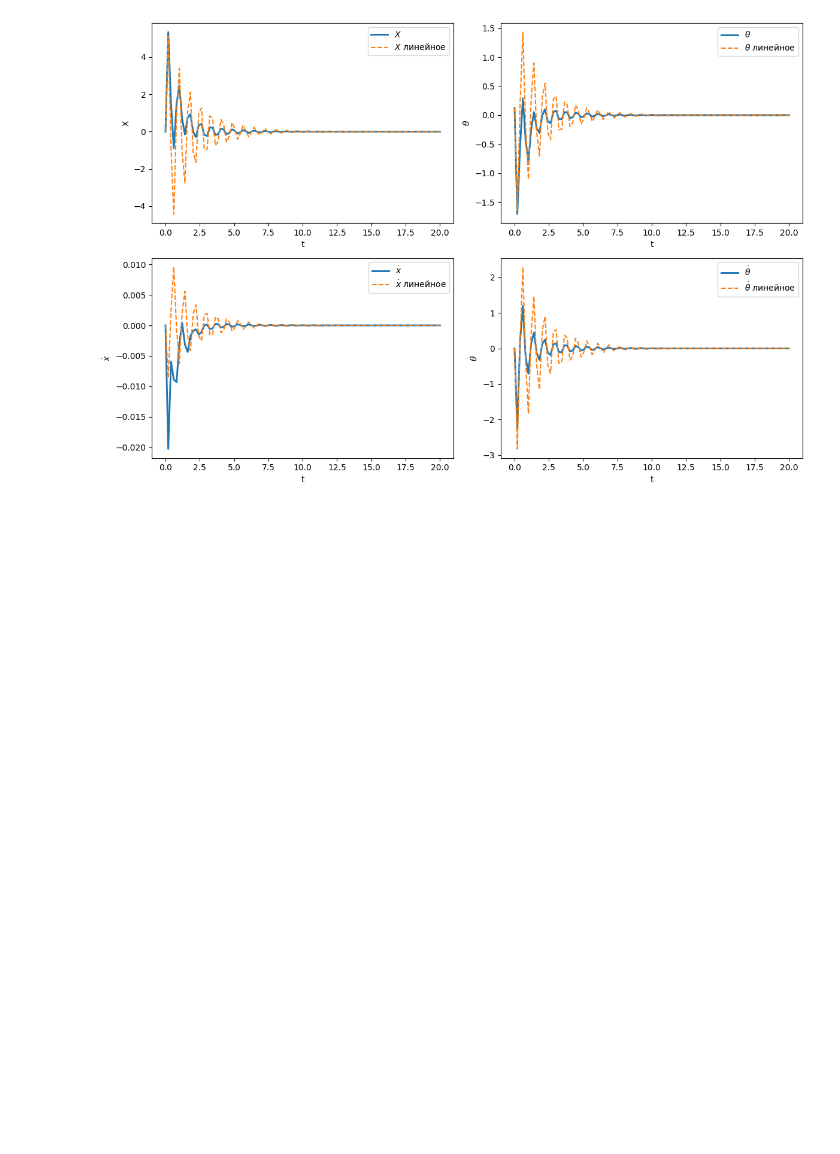
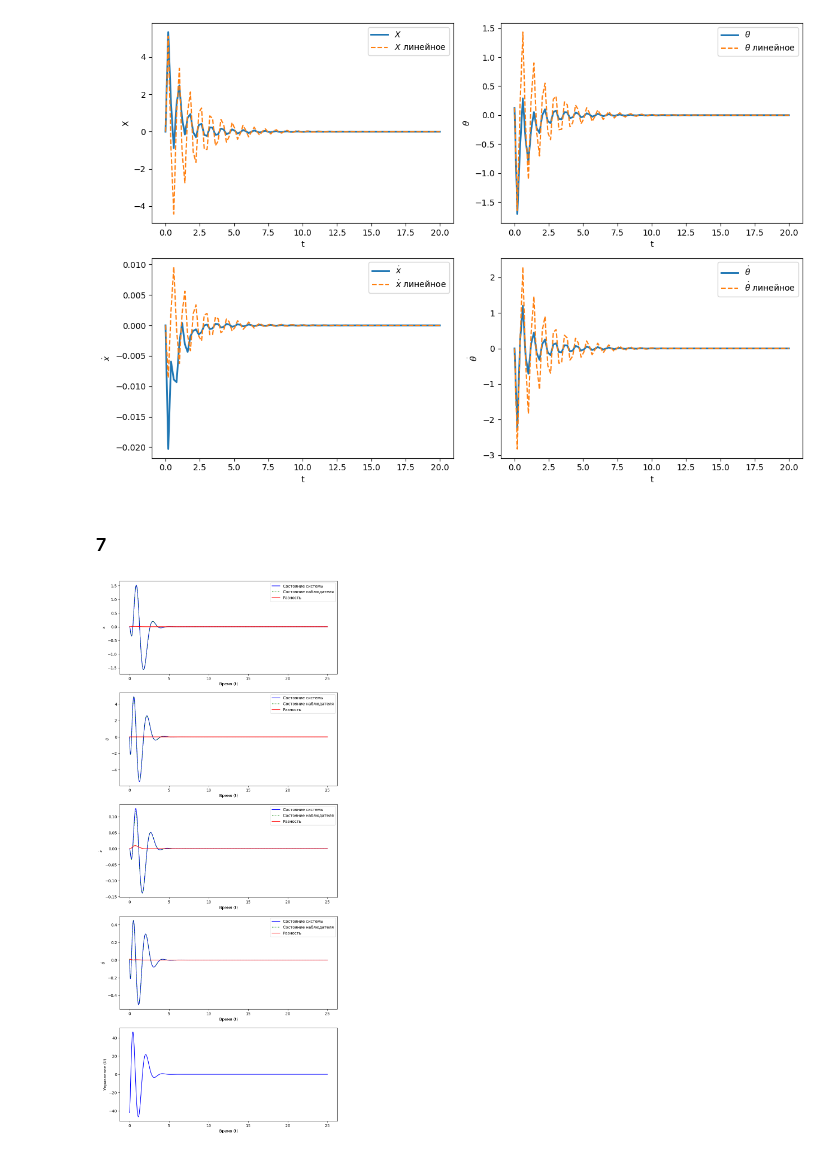
Before and after one commit to MimPe9/TU-Lab, a Jupyter notebook: Лаба.ipynb, the cells around one changed output. Saved outputs shown, nothing was run; the diff lists cells and outputs as text; code cells hidden in the pictures; blank space fills up the shorter version.

Commit message:
Пункт 7. Линейная система

```diff
--- a/Лаба.ipynb
+++ b/Лаба.ipynb
@@ -2039,3 +2044,5 @@ plt.tight_layout()
 plt.show()
 # %% [output]
 [figure]
+# %% [markdown]
+### 7
@@ -2041,0 +2225,8 @@ plt.show()
+# %%
+# Линейная система с управлением
+data = plot_time(rhs_linear_controlled)(pnt = INIT_POINT, is_controlled = True)
+fig, axs = data["fig"], data["axs"]
+
+plt.show()
+# %% [output]
+[figure, added]
```
Also changed, not shown: parts of 14 cells of this notebook.
